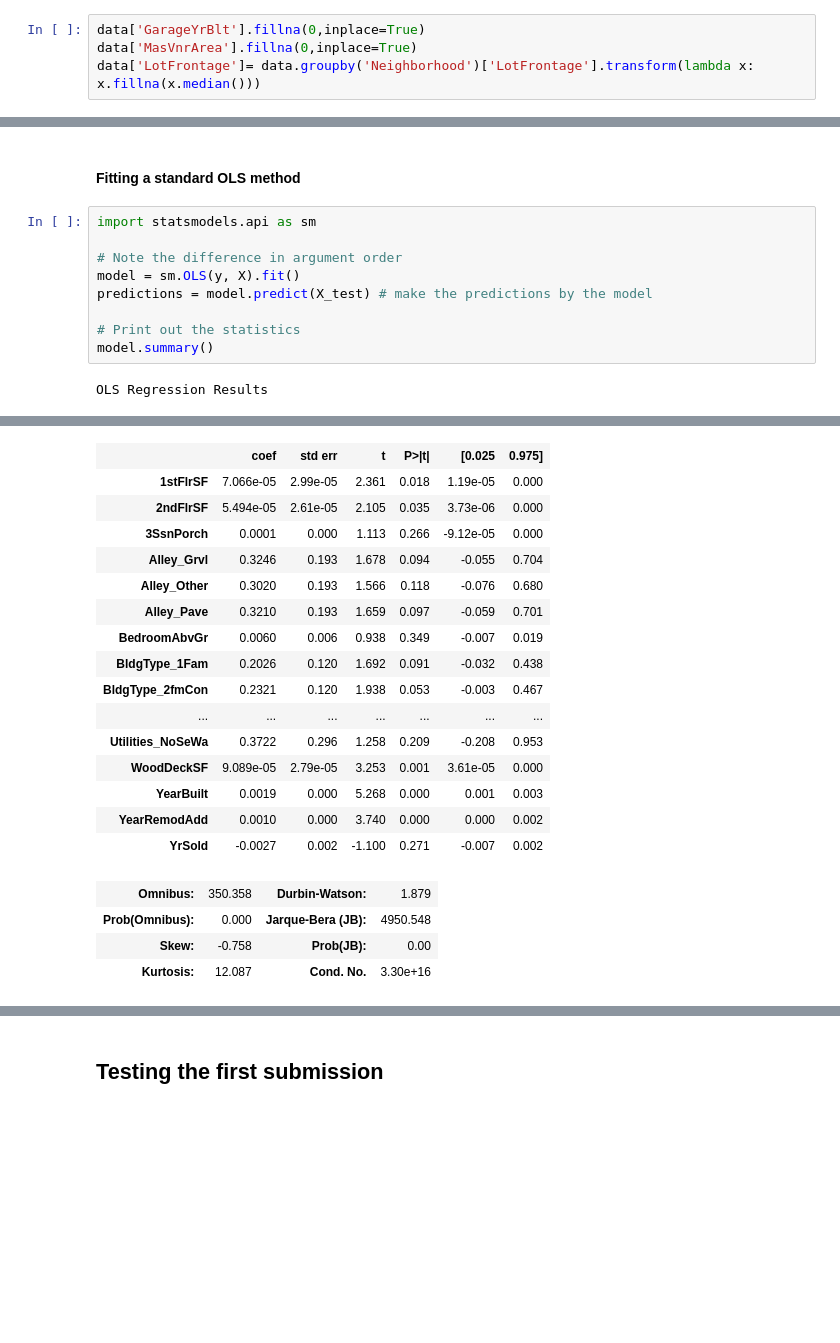
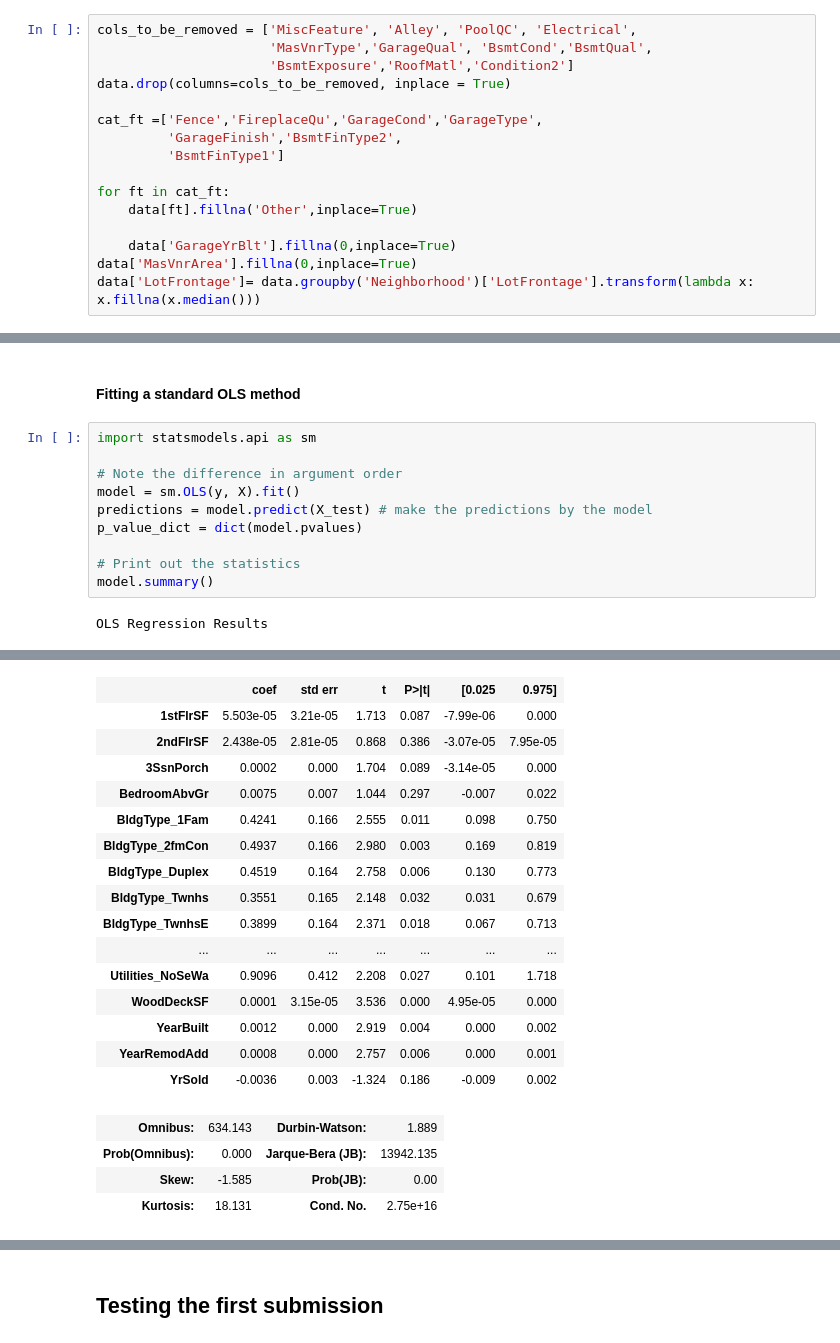
Before and after one commit to sagnikrana/Advanced-Regression-Techniques---House-Price, a Jupyter notebook: Iowa_house_price_prediction.ipynb, the cells around one changed output, grey strips where cells are left out. Drawn from its saved outputs; the diff is of its cells as text; blank space fills up the shorter version.

```diff
--- a/Iowa_house_price_prediction.ipynb
+++ b/Iowa_house_price_prediction.ipynb
@@ -243,5 +250,17 @@ for ft in cat_ft:
 # %%
-data['GarageYrBlt'].fillna(0,inplace=True)
+cols_to_be_removed = ['MiscFeature', 'Alley', 'PoolQC', 'Electrical',
+                      'MasVnrType','GarageQual', 'BsmtCond','BsmtQual',
+                      'BsmtExposure','RoofMatl','Condition2']
+data.drop(columns=cols_to_be_removed, inplace = True)
+
+cat_ft =['Fence','FireplaceQu','GarageCond','GarageType',
+         'GarageFinish','BsmtFinType2',
+         'BsmtFinType1']
+
+for ft in cat_ft:
+    data[ft].fillna('Other',inplace=True)
+
+    data['GarageYrBlt'].fillna(0,inplace=True)
 data['MasVnrArea'].fillna(0,inplace=True)
 data['LotFrontage']= data.groupby('Neighborhood')['LotFrontage'].transform(lambda x: x.fillna(x.median()))
 # %% [markdown]
@@ -374,6 +391,7 @@ import statsmodels.api as sm
 # Note the difference in argument order
 model = sm.OLS(y, X).fit()
 predictions = model.predict(X_test) # make the predictions by the model
+p_value_dict = dict(model.pvalues)
 
 # Print out the statistics
 model.summary()
@@ -390,23 +408,23 @@ OLS Regression Results
 | Covariance Type: | nonrobust |  |  |
 |  | coef | std err | t | P>|t| | [0.025 | 0.975] |
-| 1stFlrSF | 7.066e-05 | 2.99e-05 | 2.361 | 0.018 | 1.19e-05 | 0.000 |
-| 2ndFlrSF | 5.494e-05 | 2.61e-05 | 2.105 | 0.035 | 3.73e-06 | 0.000 |
-| 3SsnPorch | 0.0001 | 0.000 | 1.113 | 0.266 | -9.12e-05 | 0.000 |
-| Alley_Grvl | 0.3246 | 0.193 | 1.678 | 0.094 | -0.055 | 0.704 |
-| Alley_Other | 0.3020 | 0.193 | 1.566 | 0.118 | -0.076 | 0.680 |
-| Alley_Pave | 0.3210 | 0.193 | 1.659 | 0.097 | -0.059 | 0.701 |
-| BedroomAbvGr | 0.0060 | 0.006 | 0.938 | 0.349 | -0.007 | 0.019 |
-| BldgType_1Fam | 0.2026 | 0.120 | 1.692 | 0.091 | -0.032 | 0.438 |
-| BldgType_2fmCon | 0.2321 | 0.120 | 1.938 | 0.053 | -0.003 | 0.467 |
+| 1stFlrSF | 5.503e-05 | 3.21e-05 | 1.713 | 0.087 | -7.99e-06 | 0.000 |
+| 2ndFlrSF | 2.438e-05 | 2.81e-05 | 0.868 | 0.386 | -3.07e-05 | 7.95e-05 |
+| 3SsnPorch | 0.0002 | 0.000 | 1.704 | 0.089 | -3.14e-05 | 0.000 |
+| BedroomAbvGr | 0.0075 | 0.007 | 1.044 | 0.297 | -0.007 | 0.022 |
+| BldgType_1Fam | 0.4241 | 0.166 | 2.555 | 0.011 | 0.098 | 0.750 |
+| BldgType_2fmCon | 0.4937 | 0.166 | 2.980 | 0.003 | 0.169 | 0.819 |
+| BldgType_Duplex | 0.4519 | 0.164 | 2.758 | 0.006 | 0.130 | 0.773 |
+| BldgType_Twnhs | 0.3551 | 0.165 | 2.148 | 0.032 | 0.031 | 0.679 |
+| BldgType_TwnhsE | 0.3899 | 0.164 | 2.371 | 0.018 | 0.067 | 0.713 |
 | ... | ... | ... | ... | ... | ... | ... |
-| Utilities_NoSeWa | 0.3722 | 0.296 | 1.258 | 0.209 | -0.208 | 0.953 |
-| WoodDeckSF | 9.089e-05 | 2.79e-05 | 3.253 | 0.001 | 3.61e-05 | 0.000 |
-| YearBuilt | 0.0019 | 0.000 | 5.268 | 0.000 | 0.001 | 0.003 |
-| YearRemodAdd | 0.0010 | 0.000 | 3.740 | 0.000 | 0.000 | 0.002 |
-| YrSold | -0.0027 | 0.002 | -1.100 | 0.271 | -0.007 | 0.002 |
+| Utilities_NoSeWa | 0.9096 | 0.412 | 2.208 | 0.027 | 0.101 | 1.718 |
+| WoodDeckSF | 0.0001 | 3.15e-05 | 3.536 | 0.000 | 4.95e-05 | 0.000 |
+| YearBuilt | 0.0012 | 0.000 | 2.919 | 0.004 | 0.000 | 0.002 |
+| YearRemodAdd | 0.0008 | 0.000 | 2.757 | 0.006 | 0.000 | 0.001 |
+| YrSold | -0.0036 | 0.003 | -1.324 | 0.186 | -0.009 | 0.002 |
-| Omnibus: | 350.358 | Durbin-Watson: | 1.879 |
-| Prob(Omnibus): | 0.000 | Jarque-Bera (JB): | 4950.548 |
-| Skew: | -0.758 | Prob(JB): | 0.00 |
-| Kurtosis: | 12.087 | Cond. No. | 3.30e+16 |
+| Omnibus: | 634.143 | Durbin-Watson: | 1.889 |
+| Prob(Omnibus): | 0.000 | Jarque-Bera (JB): | 13942.135 |
+| Skew: | -1.585 | Prob(JB): | 0.00 |
+| Kurtosis: | 18.131 | Cond. No. | 2.75e+16 |
 Warnings:
 [1] Standard Errors assume that the covariance matrix of the errors is correctly specified.
```
Also changed, not shown: parts of 23 cells of this notebook, 1 other file.
